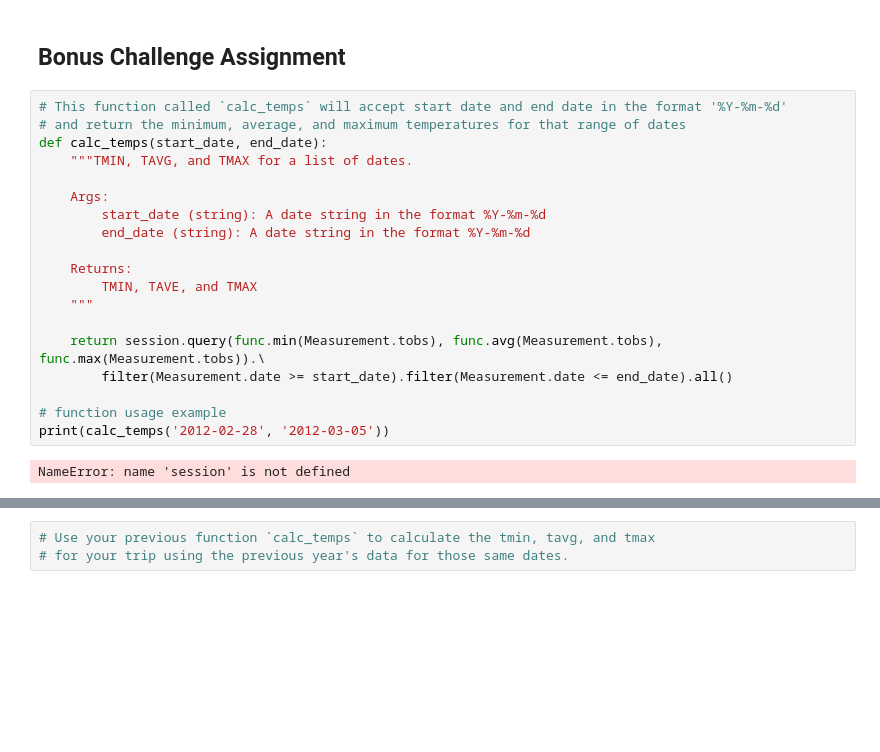
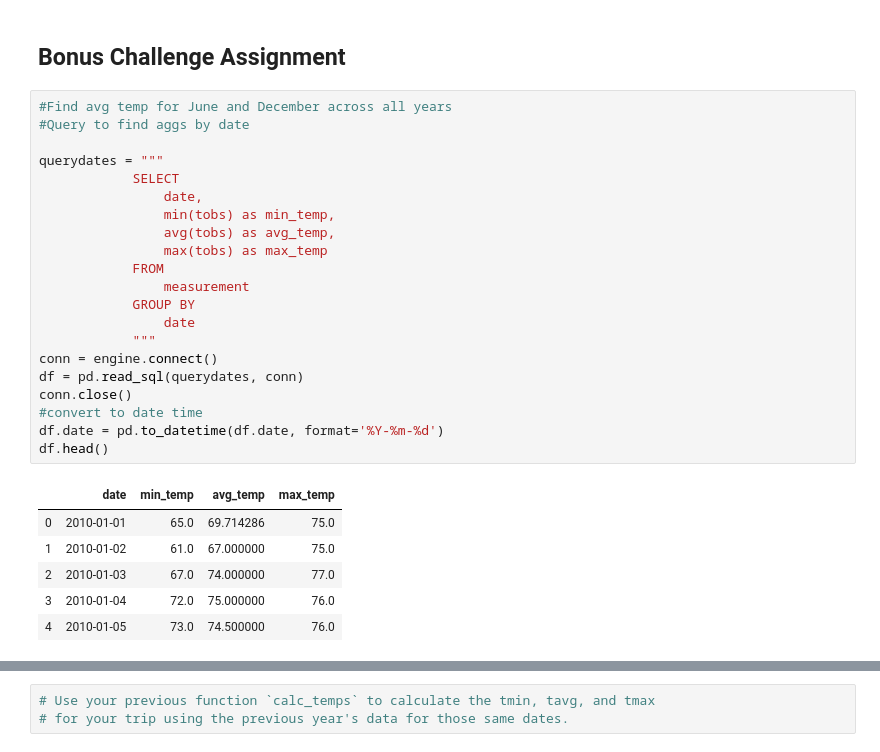
Before and after one commit to UncelSoogar/SMU_Homework, a Jupyter notebook: Submissions/10_sqlAlchemy/climate_analysis.ipynb, the cells around one changed output, grey strips where cells are left out. Saved outputs shown, nothing was run; the diff lists cells and outputs as text; blank space fills up the shorter version.

```diff
--- a/Submissions/10_sqlAlchemy/climate_analysis.ipynb
+++ b/Submissions/10_sqlAlchemy/climate_analysis.ipynb
@@ -250,24 +239,31 @@ Text(0, 0.5, 'Frequency of Recordings')
 [figure]
 # %% [markdown]
 ## Bonus Challenge Assignment
-# %%
-# This function called `calc_temps` will accept start date and end date in the format '%Y-%m-%d'
-# and return the minimum, average, and maximum temperatures for that range of dates
-def calc_temps(start_date, end_date):
-    """TMIN, TAVG, and TMAX for a list of dates.
-
-    Args:
-        start_date (string): A date string in the format %Y-%m-%d
-        end_date (string): A date string in the format %Y-%m-%d
-
-    Returns:
-        TMIN, TAVE, and TMAX
-    """
-
-    return session.query(func.min(Measurement.tobs), func.avg(Measurement.tobs), func.max(Measurement.tobs)).\
-        filter(Measurement.date >= start_date).filter(Measurement.date <= end_date).all()
-
-# function usage example
-print(calc_temps('2012-02-28', '2012-03-05'))
-# %% [output]
-NameError: name 'session' is not defined
+# %%
+#Find avg temp for June and December across all years
+#Query to find aggs by date
+
+querydates = """
+            SELECT
+                date,
+                min(tobs) as min_temp,
+                avg(tobs) as avg_temp,
+                max(tobs) as max_temp
+            FROM
+                measurement
+            GROUP BY
+                date
+            """
+conn = engine.connect()
+df = pd.read_sql(querydates, conn)
+conn.close()
+#convert to date time
+df.date = pd.to_datetime(df.date, format='%Y-%m-%d')
+df.head()
+# %% [output]
+|  | date | min_temp | avg_temp | max_temp |
+| 0 | 2010-01-01 | 65.0 | 69.714286 | 75.0 |
+| 1 | 2010-01-02 | 61.0 | 67.000000 | 75.0 |
+| 2 | 2010-01-03 | 67.0 | 74.000000 | 77.0 |
+| 3 | 2010-01-04 | 72.0 | 75.000000 | 76.0 |
+| 4 | 2010-01-05 | 73.0 | 74.500000 | 76.0 |
```
Also changed, not shown: parts of 20 cells of this notebook, 1 other file.
